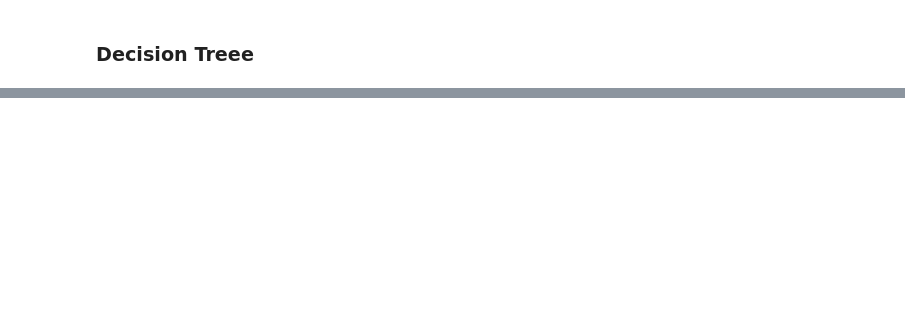
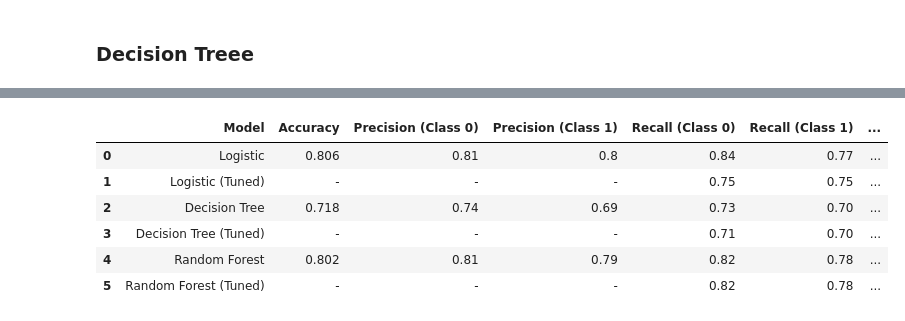
Before and after one commit to pmjustafort/flushotlearning, a Jupyter notebook: paul_scratch.ipynb, the cells around one changed output, grey strips where cells are left out. Drawn from its saved outputs; the diff is of its cells as text; code cells hidden in the pictures; blank space fills up the shorter version.

```diff
--- a/paul_scratch.ipynb
+++ b/paul_scratch.ipynb
@@ -514,0 +523,23 @@ These results show that the Logistic Regression and Random Forest models have ve
+# %%
+# Creating a DataFrame for model_results
+data = {
+    'Model': ['Logistic', 'Logistic (Tuned)', 'Decision Tree', 'Decision Tree (Tuned)', 'Random Forest', 'Random Forest (Tuned)'],
+    'Accuracy': [0.806, '-', 0.718, '-', 0.802, '-'],
+    'Precision (Class 0)': [0.81, '-', 0.74, '-', 0.81, '-'],
+    'Precision (Class 1)': [0.80, '-', 0.69, '-', 0.79, '-'],
+    'Recall (Class 0)': [0.84, 0.75, 0.73, 0.71, 0.82, 0.82],
+    'Recall (Class 1)': [0.77, 0.75, 0.70, 0.70, 0.78, 0.78],
+    'F1-Score (Class 0)': [0.82, '-', 0.74, '-', 0.82, '-'],
+    'F1-Score (Class 1)': [0.78, '-', 0.69, '-', 0.78, '-']
+}
+
+models_results = pd.DataFrame(data)
+models_results
+# %% [output]
+|  | Model | Accuracy | Precision (Class 0) | Precision (Class 1) | Recall (Class 0) | Recall (Class 1) | ... |
+| 0 | Logistic | 0.806 | 0.81 | 0.8 | 0.84 | 0.77 | ... |
+| 1 | Logistic (Tuned) | - | - | - | 0.75 | 0.75 | ... |
+| 2 | Decision Tree | 0.718 | 0.74 | 0.69 | 0.73 | 0.70 | ... |
+| 3 | Decision Tree (Tuned) | - | - | - | 0.71 | 0.70 | ... |
+| 4 | Random Forest | 0.802 | 0.81 | 0.79 | 0.82 | 0.78 | ... |
+| 5 | Random Forest (Tuned) | - | - | - | 0.82 | 0.78 | ... |
```
Also changed, not shown: parts of 39 cells of this notebook, 1 other file.
